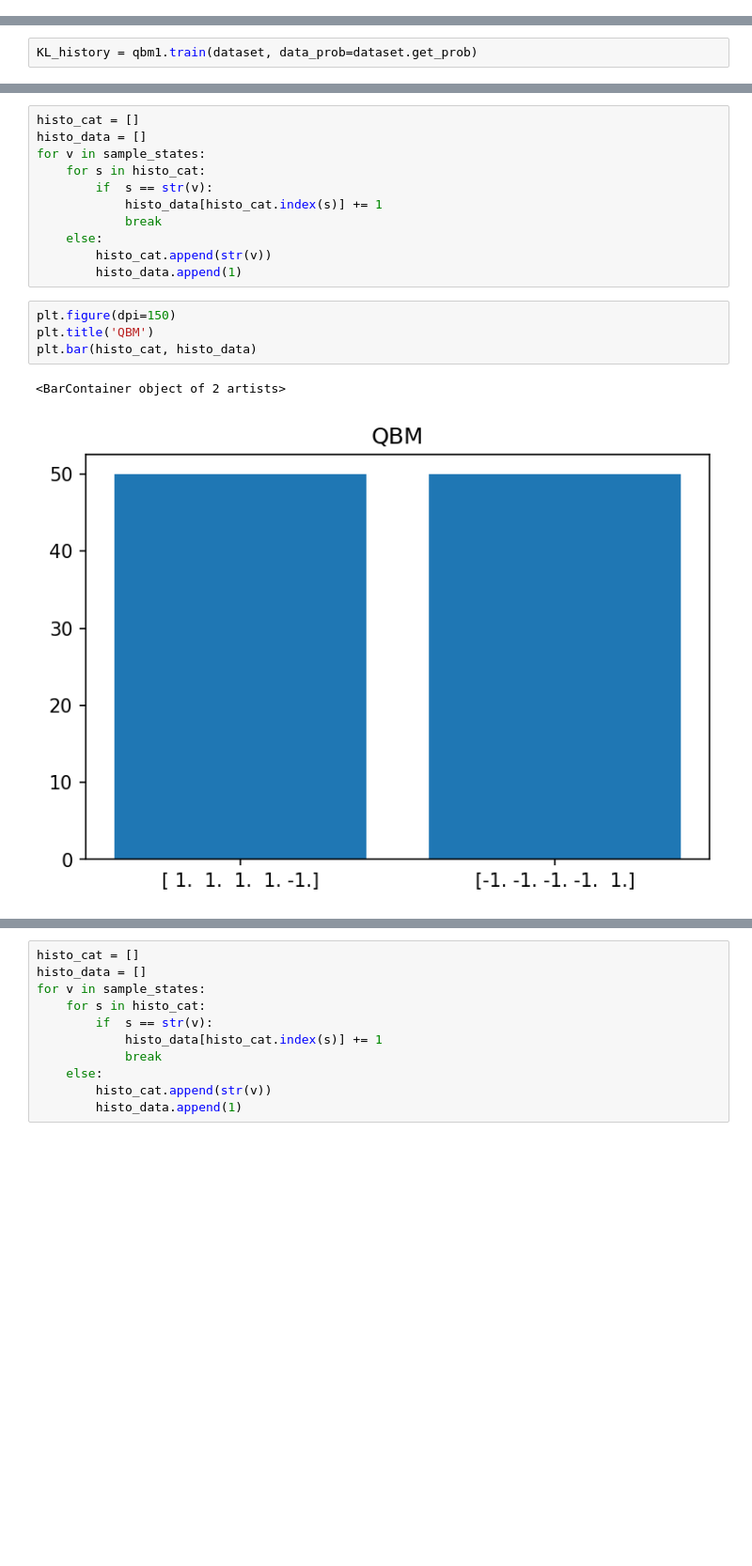
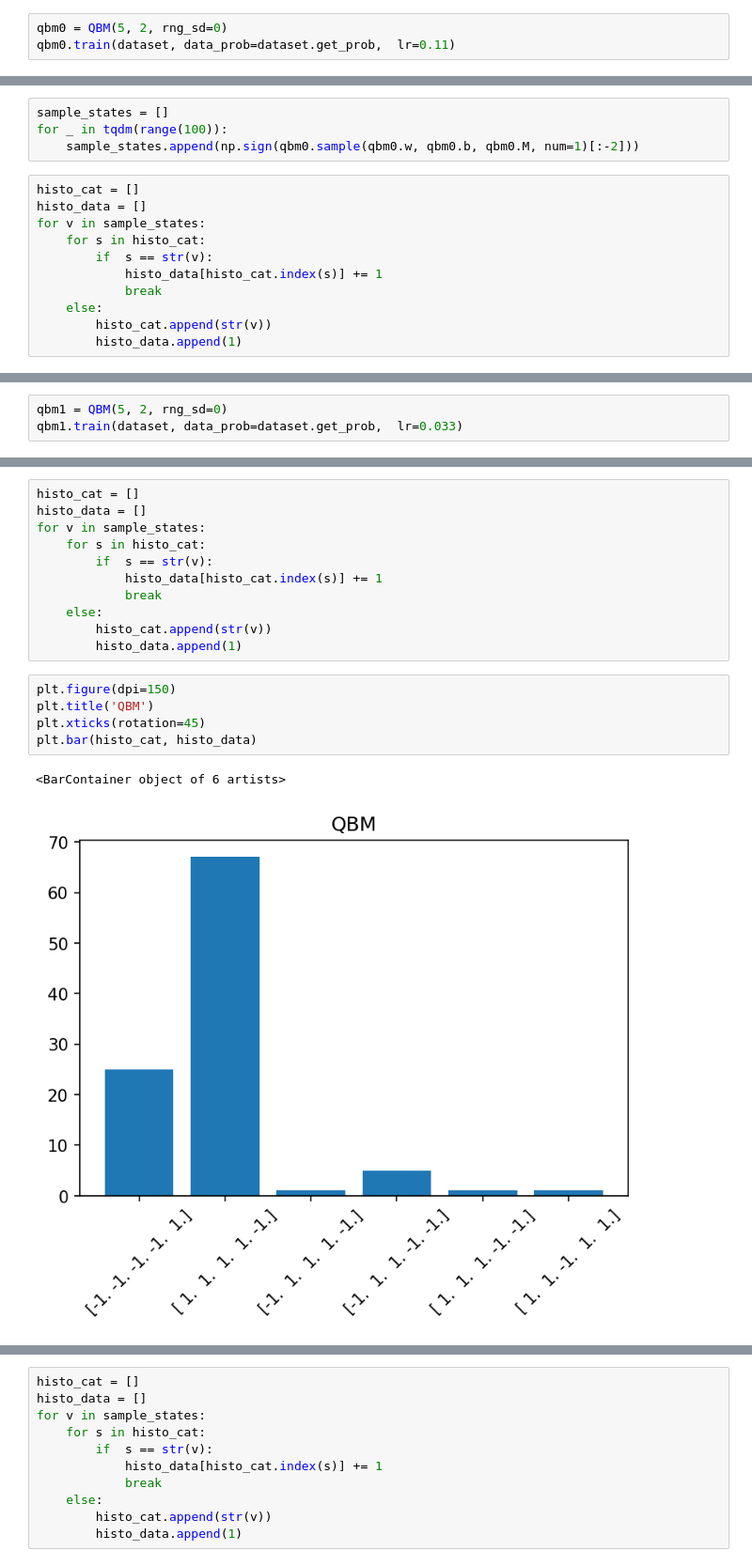
Before and after one commit to haoyudoingthings/QBM, a Jupyter notebook: Boltzmann-Machine.ipynb, the cells around one changed output, grey strips where cells are left out. Shown: that part at 94% size. Saved outputs shown, nothing was run; the diff lists cells and outputs as text; blank space fills up the shorter version.

Commit message:
added lr_decay when training & two new models

```diff
--- a/Boltzmann-Machine.ipynb
+++ b/Boltzmann-Machine.ipynb
@@ -67,0 +70,3 @@ qbm1 = QBM(5, 2, use_tqdm=True)
+# %%
+qbm0 = QBM(5, 2, rng_sd=0)
+qbm0.train(dataset, data_prob=dataset.get_prob,  lr=0.11)
@@ -67,0 +91,15 @@ qbm1 = QBM(5, 2, use_tqdm=True)
+# %%
+sample_states = []
+for _ in tqdm(range(100)):
+    sample_states.append(np.sign(qbm0.sample(qbm0.w, qbm0.b, qbm0.M, num=1)[:-2]))
+# %%
+histo_cat = []
+histo_data = []
+for v in sample_states:
+    for s in histo_cat:
+        if  s == str(v):
+            histo_data[histo_cat.index(s)] += 1
+            break
+    else:
+        histo_cat.append(str(v))
+        histo_data.append(1)
@@ -68,5 +116,6 @@ qbm1 = QBM(5, 2, use_tqdm=True)
 # %%
-KL_history = qbm1.train(dataset, data_prob=dataset.get_prob)
+qbm1 = QBM(5, 2, rng_sd=0)
+qbm1.train(dataset, data_prob=dataset.get_prob,  lr=0.033)
 # %% [output]
 Batch: 1/10
 Batch: 2/10
@@ -96,7 +152,8 @@ for v in sample_states:
 # %%
 plt.figure(dpi=150)
 plt.title('QBM')
+plt.xticks(rotation=45)
 plt.bar(histo_cat, histo_data)
 # %% [output]
-<BarContainer object of 2 artists>
+<BarContainer object of 6 artists>
-[figure, old version]
+[figure, new version]
```
Also changed, not shown: parts of 16 cells of this notebook.
